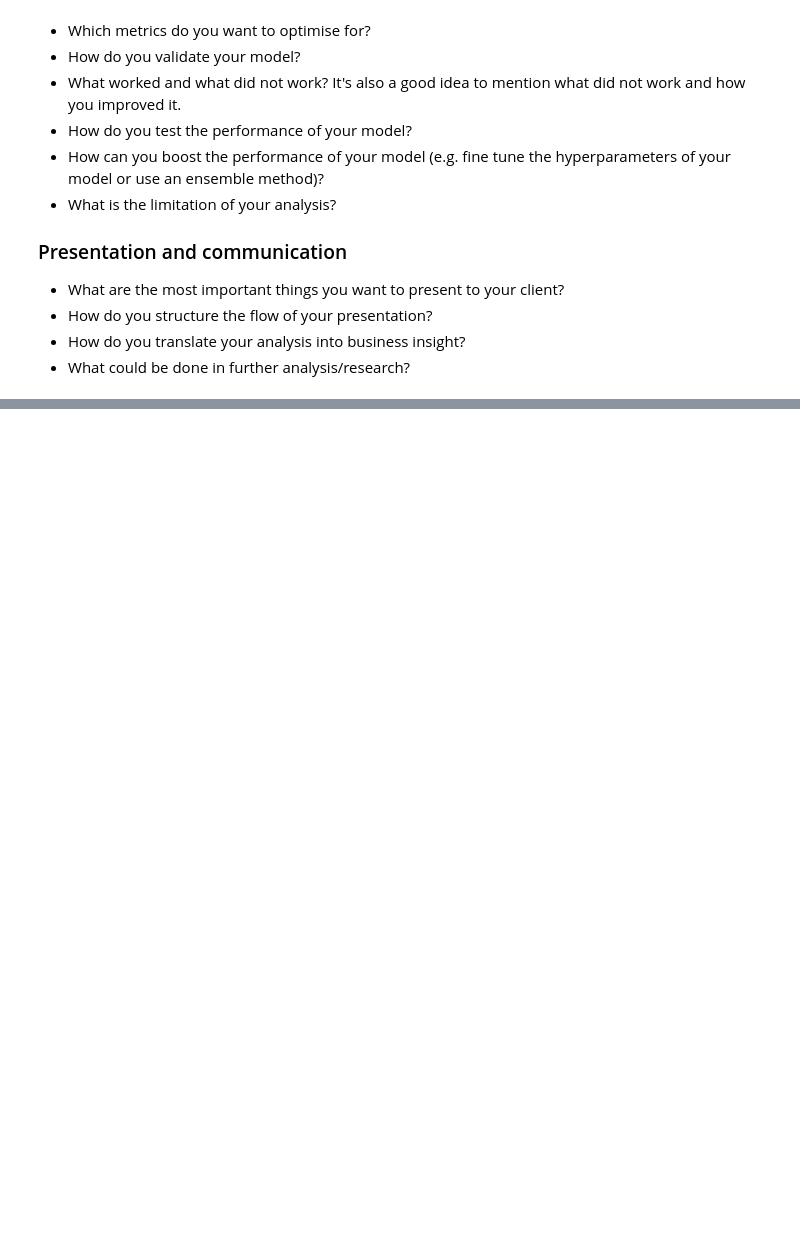
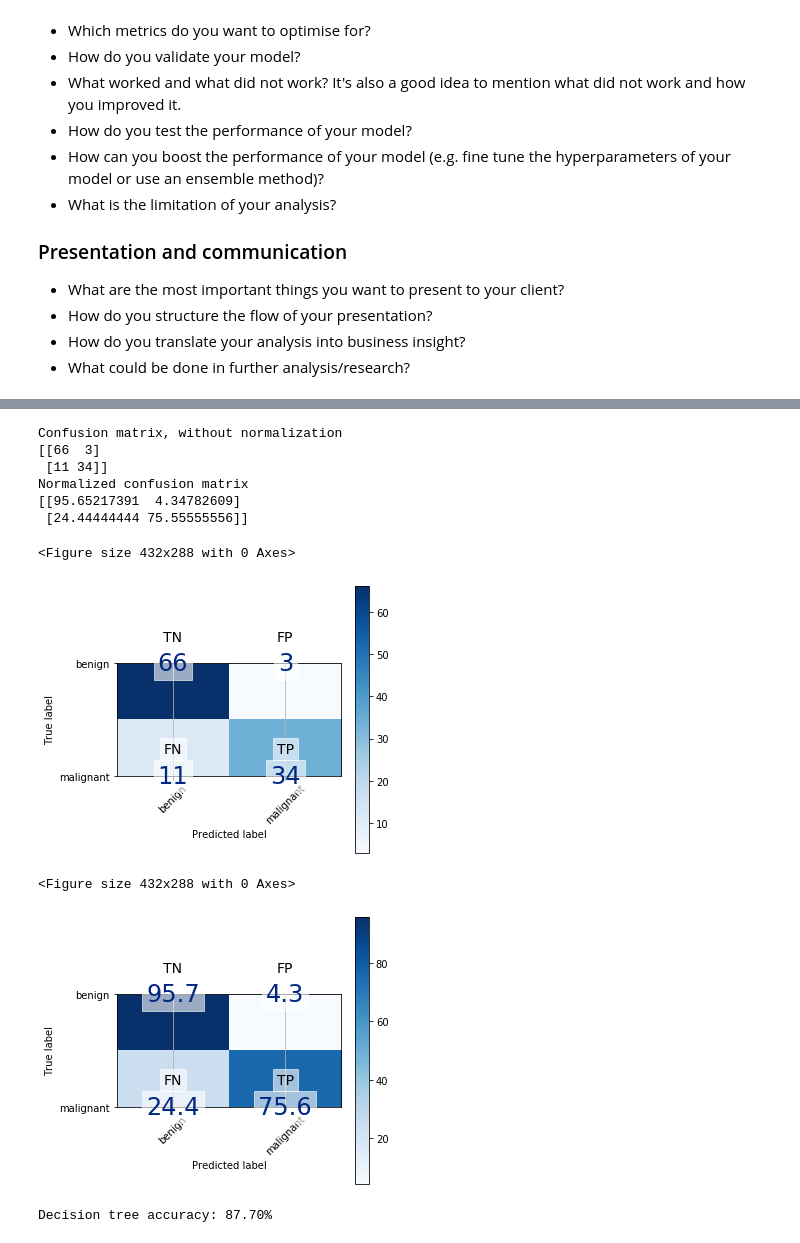
Before and after one commit to puczilka/Breast-cancer-prediction, a Jupyter notebook: notebooks/MK-1.ipynb, the cells around one changed output, grey strips where cells are left out. Cells and saved outputs as stored; diff of their text form; code cells hidden in the pictures; blank space fills up the shorter version.

Commit message:
Adding LR, DT, RF and SVM prediction

```diff
--- a/notebooks/MK-1.ipynb
+++ b/notebooks/MK-1.ipynb
@@ -294,8 +325,3 @@ Logistic regression, Decision tree, Random forest, SVM
 - How do you structure the flow of your presentation?
 - How do you translate your analysis into business insight?
 - What could be done in  further analysis/research?
-# %%
-# Scale numeric variables
-numeric_cols = final_df.select_dtypes(include=[np.number]).columns.tolist()
-scaler = StandardScaler()
-final_df.loc[:, numeric_cols] = scaler.fit_transform(final_df.loc[:, numeric_cols])
@@ -506,0 +460,7 @@ plt.show()
+# %%
+# Decision tree from last time
+clf_dt = DecisionTreeClassifier(criterion='gini', max_depth=10, min_samples_split=20,
+                             min_samples_leaf=10, max_features=None)
+clf_dt.fit(X_train, y_train)
+pred_clf_dt = clf_dt.predict(X_test)
+proba_clf_dt = clf_dt.predict_proba(X_test)
@@ -506,0 +487,32 @@ plt.show()
+# %%
+target_predict_tree = np.where(proba_clf_dt[:,1] > thres, 1, 0)
+# %%
+# Plot the confusion matrix for the decision tree
+tree_cfn = confusion_matrix(target_actual, target_predict_tree)
+tree_tn, tree_fn, tree_fp, tree_tp = confusion_matrix(target_actual, target_predict_tree).ravel()
+
+# Plot non-normalized confusion matrix
+plt.figure()
+plot_confusion_matrix(tree_cfn, classes=class_names,
+                      normalize=False, figsize=figsize, fontsize=fontsize)
+
+# Plot normalized confusion matrix
+plt.figure()
+plot_confusion_matrix(tree_cfn, classes=class_names,
+                      normalize=True, figsize=figsize, fontsize=fontsize)
+# %% [output]
+Confusion matrix, without normalization
+[[66  3]
+ [11 34]]
+Normalized confusion matrix
+[[95.65217391  4.34782609]
+ [24.44444444 75.55555556]]
+<Figure size 432x288 with 0 Axes>
+[figure, added]
+<Figure size 432x288 with 0 Axes>
+[figure, added]
+# %%
+tr_acc = round((tree_tp + tree_tn) / X_test.shape[0], 3) * 100
+print('Decision tree accuracy: {:.2f}%'.format(tr_acc))
+# %% [output]
+Decision tree accuracy: 87.70%
```
Also changed, not shown: parts of 38 cells of this notebook, 1 other file.
